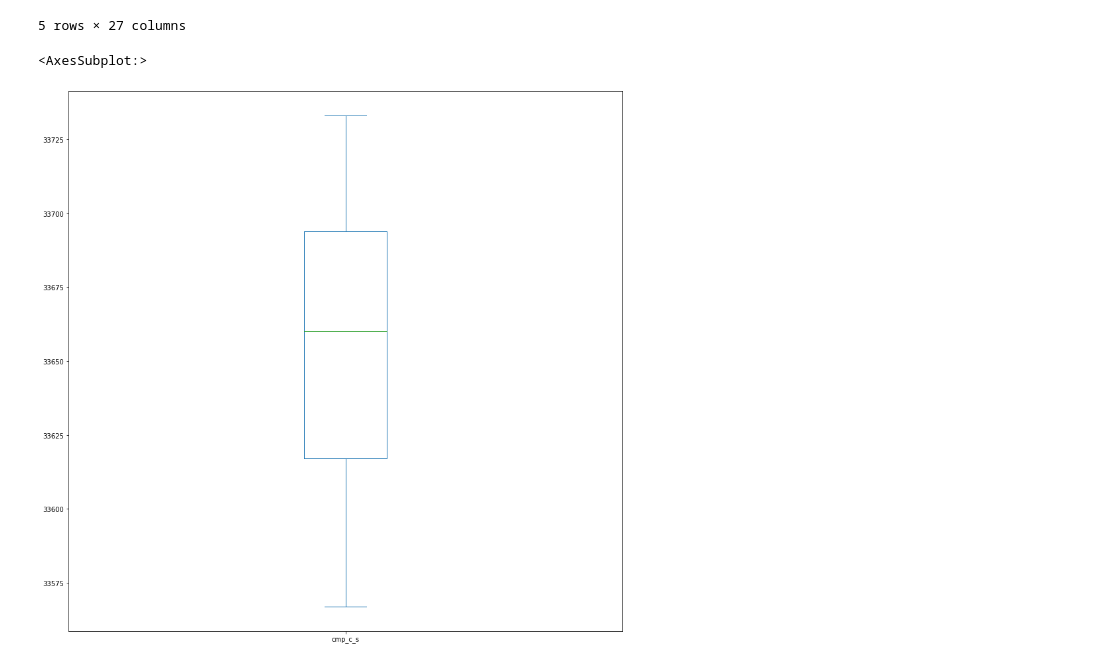
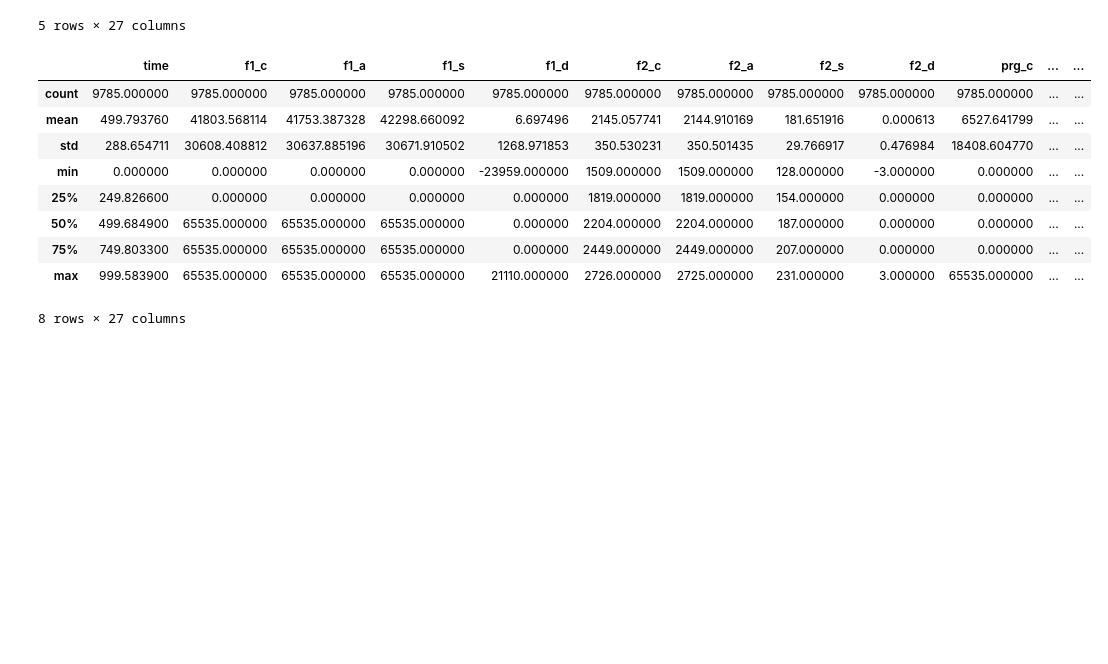
Before and after one commit to daveshubham/ML-based-anomaly-detection, a Jupyter notebook: Task 1.ipynb, the cells around one changed output. Drawn from its saved outputs; the diff is of its cells as text; code cells hidden in the pictures; blank space fills up the shorter version.

```diff
--- a/Task 1.ipynb
+++ b/Task 1.ipynb
@@ -22,33 +22,40 @@ train_df.head()
 # %%
 # importing packages
 import pandas as pd
 import glob
 import numpy as np
 import seaborn as sns
 import matplotlib.pyplot as plt
 
 train_path = r"dataset\dataset\train"
 train_list = glob.glob(train_path + "/*.csv")
 df = pd.DataFrame(pd.read_csv(train_list[0]))
 for i in range(1,len(train_list)):
     data = pd.read_csv(train_list[i])
     df = pd.DataFrame(data)
-    train_df = pd.concat([train_df,df],axis=1)
 
 #Statistical Analysis of all the features/dataset (remove comments if you need to run!!!)
 
-#df.describe()
+df.describe()
 #df.hist(figsize = (15,15))
 #df[['f1_d', 'f2_d', 'prg_d', 'prd_d', 'pr_d', 'lq_d', 'cmp_a_d', 'cmp_b_d', 'cmp_c_d']].boxplot(figsize = (15,15))
 #df['f1_c'].plot.kde(figsize = (15,15))
 #df['f2_a'].plot.kde(figsize = (15,15))
 #df['prg_s'].plot.kde(figsize = (15,15))
 #df['prd_c'].plot.box(figsize = (15,15))
 #df['pr_s'].plot.box(figsize = (15,15))
 #df['lq_s'].plot.box(figsize = (15,15))
 #df['cmp_a_s'].plot.box(figsize = (15,15))
 #df['cmp_b_s'].plot.box(figsize = (15,15))
 #df['cmp_c_s'].plot.box(figsize = (15,15))
 # %% [output]
+|  | time | f1_c | f1_a | f1_s | f1_d | f2_c | f2_a | f2_s | f2_d | prg_c | ... | ... |
+| count | 9785.000000 | 9785.000000 | 9785.000000 | 9785.000000 | 9785.000000 | 9785.000000 | 9785.000000 | 9785.000000 | 9785.000000 | 9785.000000 | ... | ... |
+| mean | 499.793760 | 41803.568114 | 41753.387328 | 42298.660092 | 6.697496 | 2145.057741 | 2144.910169 | 181.651916 | 0.000613 | 6527.641799 | ... | ... |
+| std | 288.654711 | 30608.408812 | 30637.885196 | 30671.910502 | 1268.971853 | 350.530231 | 350.501435 | 29.766917 | 0.476984 | 18408.604770 | ... | ... |
+| min | 0.000000 | 0.000000 | 0.000000 | 0.000000 | -23959.000000 | 1509.000000 | 1509.000000 | 128.000000 | -3.000000 | 0.000000 | ... | ... |
+| 25% | 249.826600 | 0.000000 | 0.000000 | 0.000000 | 0.000000 | 1819.000000 | 1819.000000 | 154.000000 | 0.000000 | 0.000000 | ... | ... |
+| 50% | 499.684900 | 65535.000000 | 65535.000000 | 65535.000000 | 0.000000 | 2204.000000 | 2204.000000 | 187.000000 | 0.000000 | 0.000000 | ... | ... |
+| 75% | 749.803300 | 65535.000000 | 65535.000000 | 65535.000000 | 0.000000 | 2449.000000 | 2449.000000 | 207.000000 | 0.000000 | 0.000000 | ... | ... |
+| max | 999.583900 | 65535.000000 | 65535.000000 | 65535.000000 | 21110.000000 | 2726.000000 | 2725.000000 | 231.000000 | 3.000000 | 65535.000000 | ... | ... |
-<AxesSubplot:>
+8 rows × 27 columns
-[figure, removed]
```
Also changed, not shown: parts of 1 cell of this notebook.
